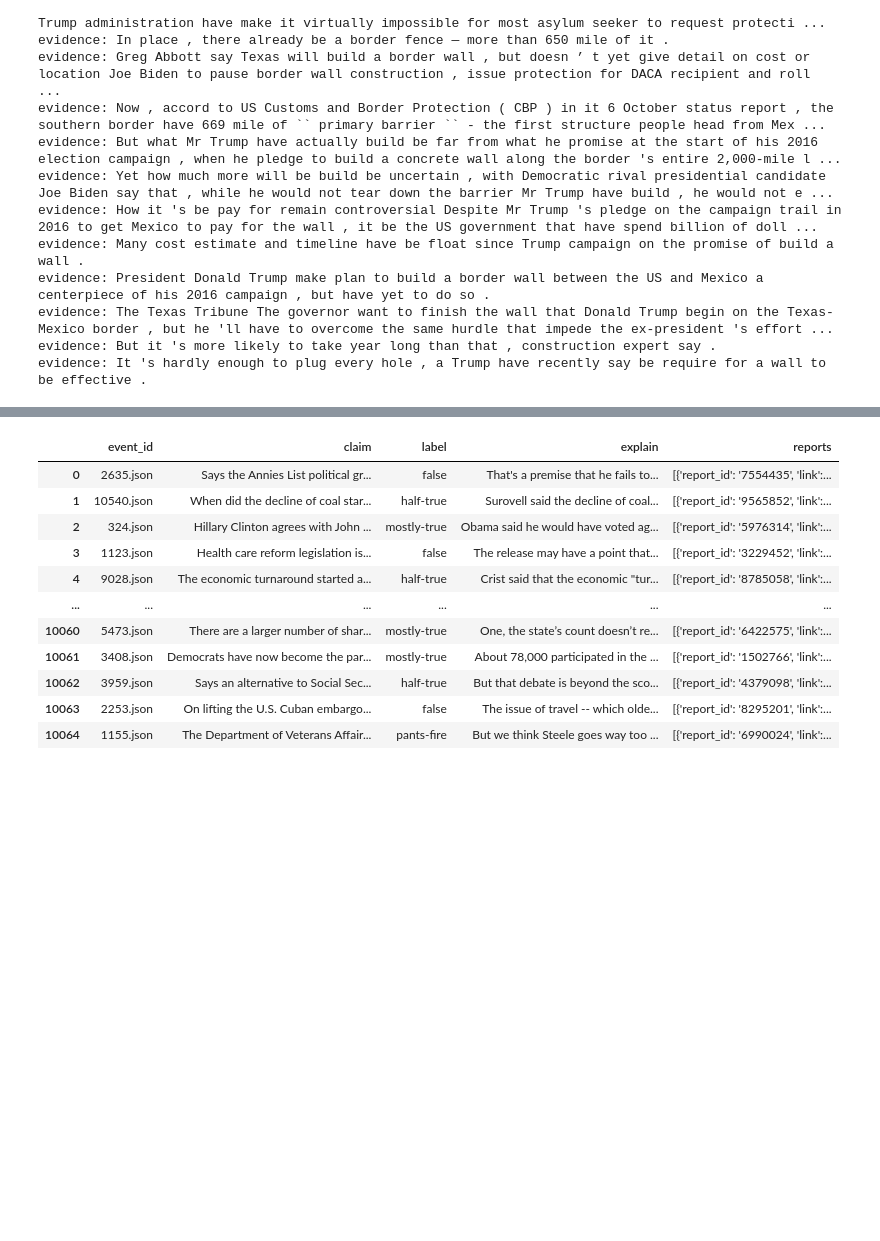
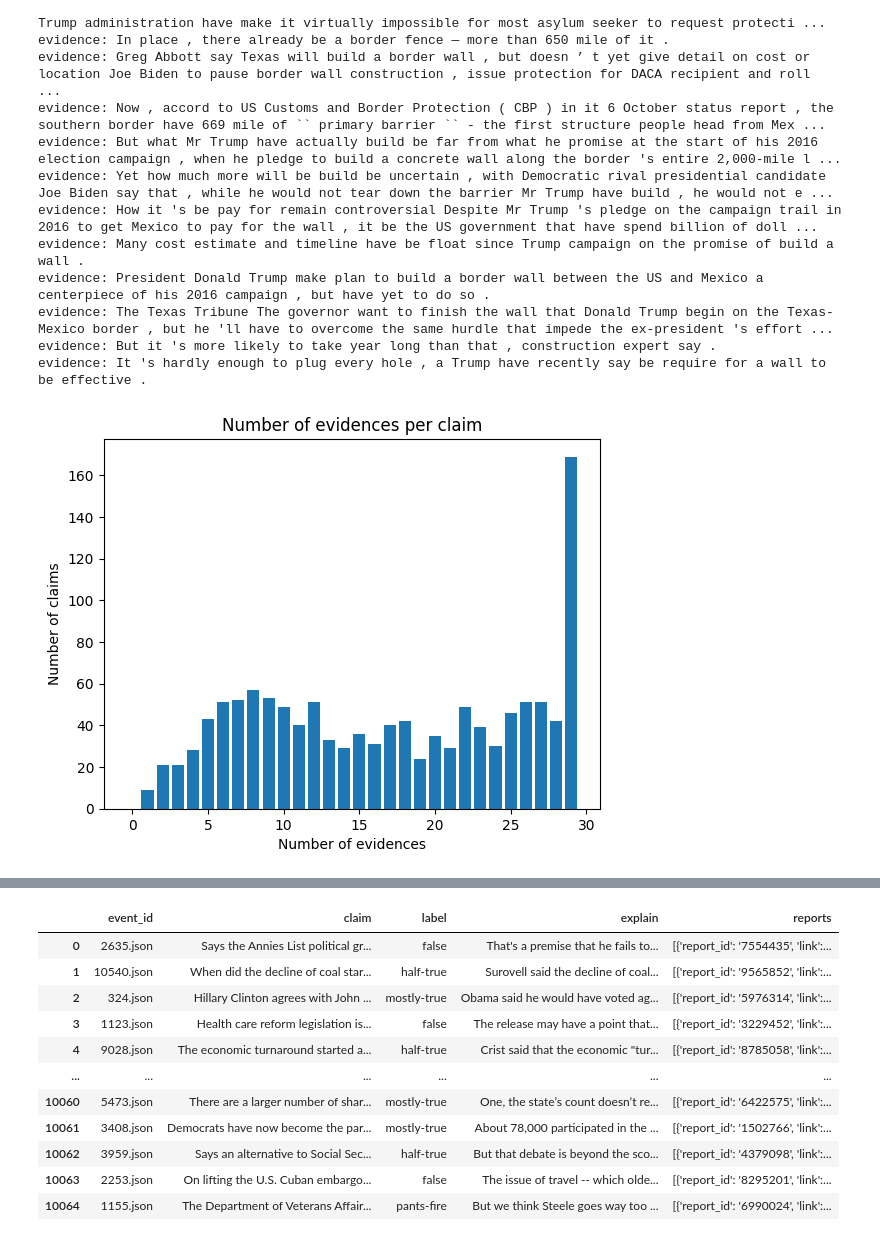
Before and after one commit to NoAtmosphere0/TextUMC-training, a Jupyter notebook: notebooks/EDA.ipynb, the cells around one changed output, grey strips where cells are left out. Saved outputs shown, nothing was run; the diff lists cells and outputs as text; code cells hidden in the pictures; blank space fills up the shorter version.

```diff
--- a/notebooks/EDA.ipynb
+++ b/notebooks/EDA.ipynb
@@ -72,3 +72,26 @@ evidence: President Donald Trump make plan to build a border wall between the US
 evidence: The Texas Tribune The governor want to finish the wall that Donald Trump begin on the Texas-Mexico border , but he 'll have to overcome the same hurdle that impede the ex-president 's effort ...
 evidence: But it 's more likely to take year long than that , construction expert say .
 evidence: It 's hardly enough to plug every hole , a Trump have recently say be require for a wall to be effective .
+# %%
+# plot the number of evidences per claim
+import matplotlib.pyplot as plt
+import json
+
+# Load the dataset
+data = json.load(open("../dataset/LIAR-RAW/test.json"))
+
+# Count the number of evidences per claim
+evidence_counts = {} # claim_id -> number of evidences
+for idx, instance in enumerate(data):
+    claim_id = idx
+    evidence_count = len(data[claim_id]["reports"])
+    evidence_counts[claim_id] = evidence_count
+
+# Plot the number of evidences per claim
+plt.hist(evidence_counts.values(), bins=range(0, max(evidence_counts.values()) + 1), align="left", rwidth=0.8)
+plt.xlabel("Number of evidences")
+plt.ylabel("Number of claims")
+plt.title("Number of evidences per claim")
+plt.show()
+# %% [output]
+[figure, added]
```
Also changed, not shown: parts of 9 cells of this notebook, 8 other files.
